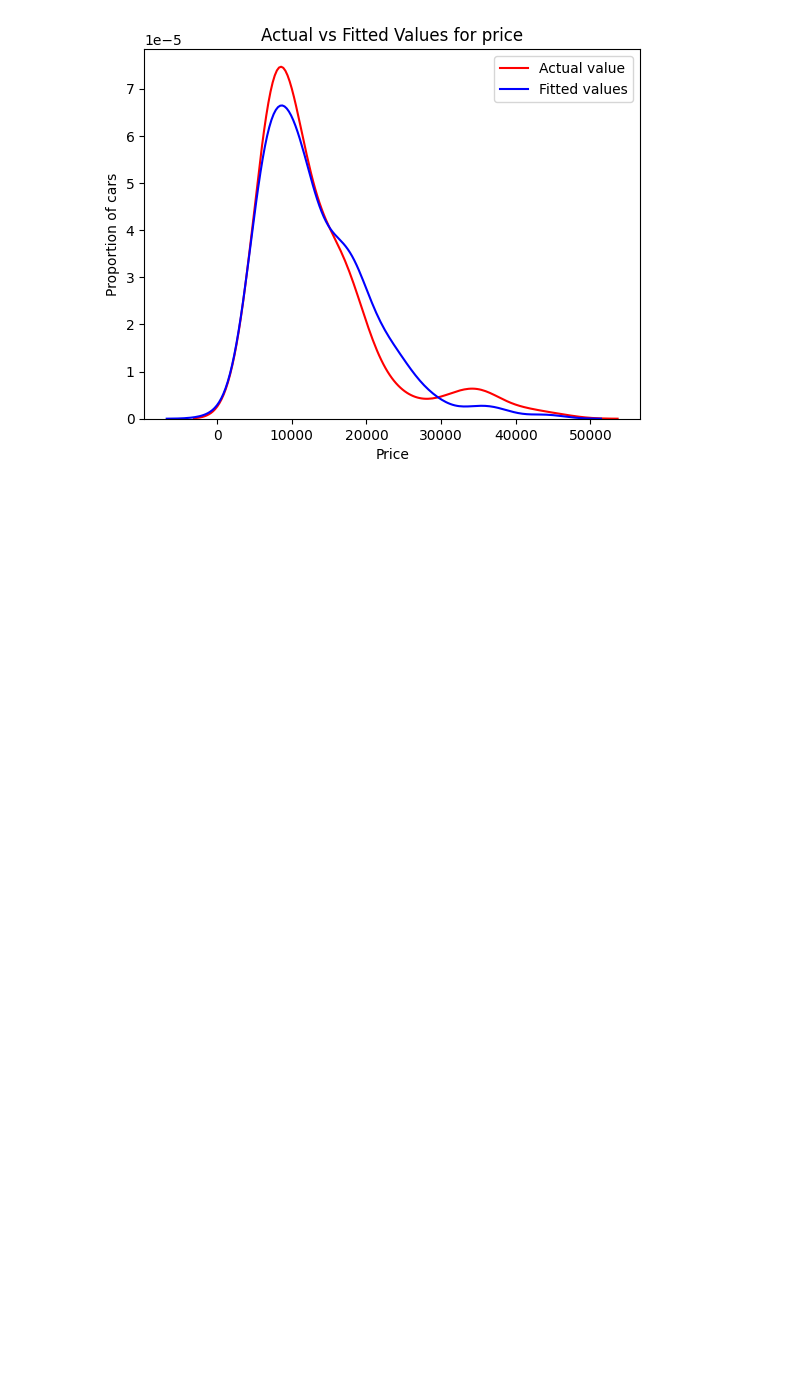
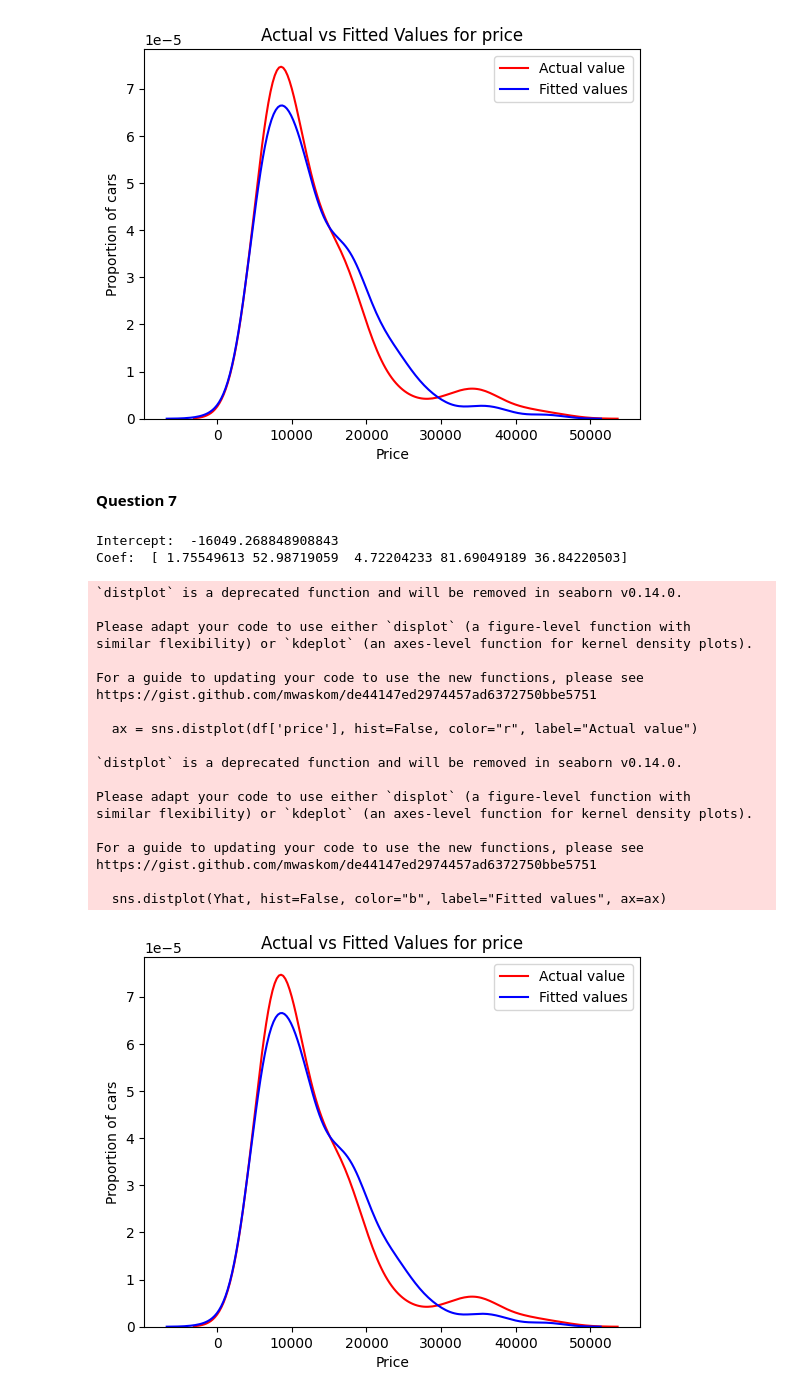
Before and after one commit to daishek/bigdata-univ, a Jupyter notebook: tp4.ipynb, the cells around one changed output. Cells and saved outputs as stored; diff of their text form; code cells hidden in the pictures; blank space fills up the shorter version.

```diff
--- a/tp4.ipynb
+++ b/tp4.ipynb
@@ -192,3 +192,49 @@ https://gist.github.com/mwaskom/de44147ed2974457ad6372750bbe5751
 
   sns.distplot(Yhat, hist=False, color="b", label="Fitted values", ax=ax1)
 [figure]
+# %% [markdown]
+**Question 7**
+# %%
+lm3 = LinearRegression()
+z = df[['normalized-losses','horsepower', 'curb-weight', 'engine-size', 'highway-mpg']]
+lm3.fit(z, df['price'])
+
+Yhat = lm3.predict(z)
+
+print("Intercept: ", lm3.intercept_)
+print("Coef: ", lm3.coef_)
+# %% [output]
+Intercept:  -16049.268848908843
+Coef:  [ 1.75549613 52.98719059  4.72204233 81.69049189 36.84220503]
+# %%
+ax = sns.distplot(df['price'], hist=False, color="r", label="Actual value")
+sns.distplot(Yhat, hist=False, color="b", label="Fitted values", ax=ax)
+
+plt.title('Actual vs Fitted Values for price')
+plt.xlabel('Price')
+plt.ylabel('Proportion of cars')
+
+plt.legend()
+plt.show()
+plt.close()
+# %% [output]
+`distplot` is a deprecated function and will be removed in seaborn v0.14.0.
+
+Please adapt your code to use either `displot` (a figure-level function with
+similar flexibility) or `kdeplot` (an axes-level function for kernel density plots).
+
+For a guide to updating your code to use the new functions, please see
+https://gist.github.com/mwaskom/de44147ed2974457ad6372750bbe5751
+
+  ax = sns.distplot(df['price'], hist=False, color="r", label="Actual value")
+
+`distplot` is a deprecated function and will be removed in seaborn v0.14.0.
+
+Please adapt your code to use either `displot` (a figure-level function with
+similar flexibility) or `kdeplot` (an axes-level function for kernel density plots).
+
+For a guide to updating your code to use the new functions, please see
+https://gist.github.com/mwaskom/de44147ed2974457ad6372750bbe5751
+
+  sns.distplot(Yhat, hist=False, color="b", label="Fitted values", ax=ax)
+[figure, added]
```
Also changed, not shown: parts of 3 cells of this notebook.
